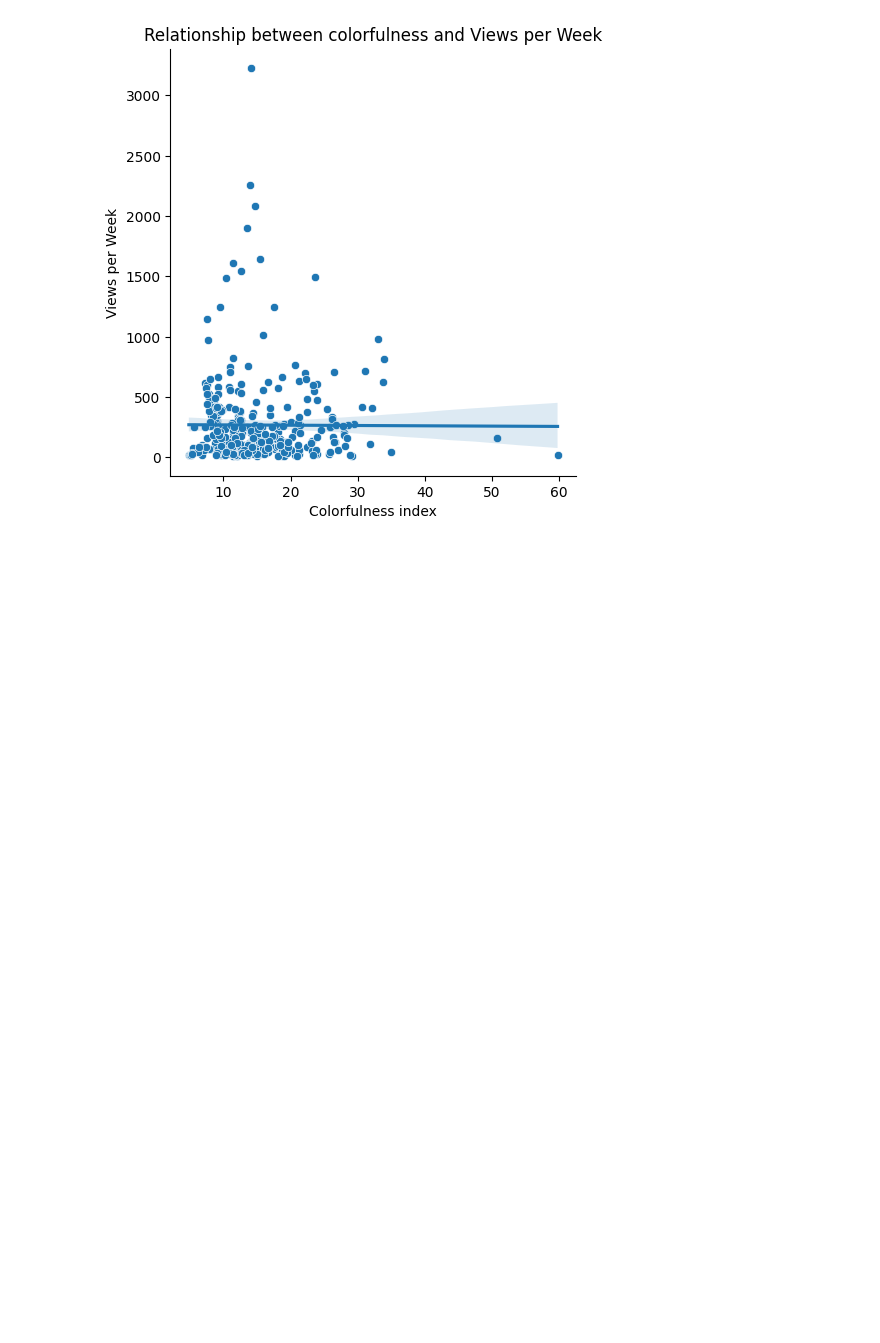
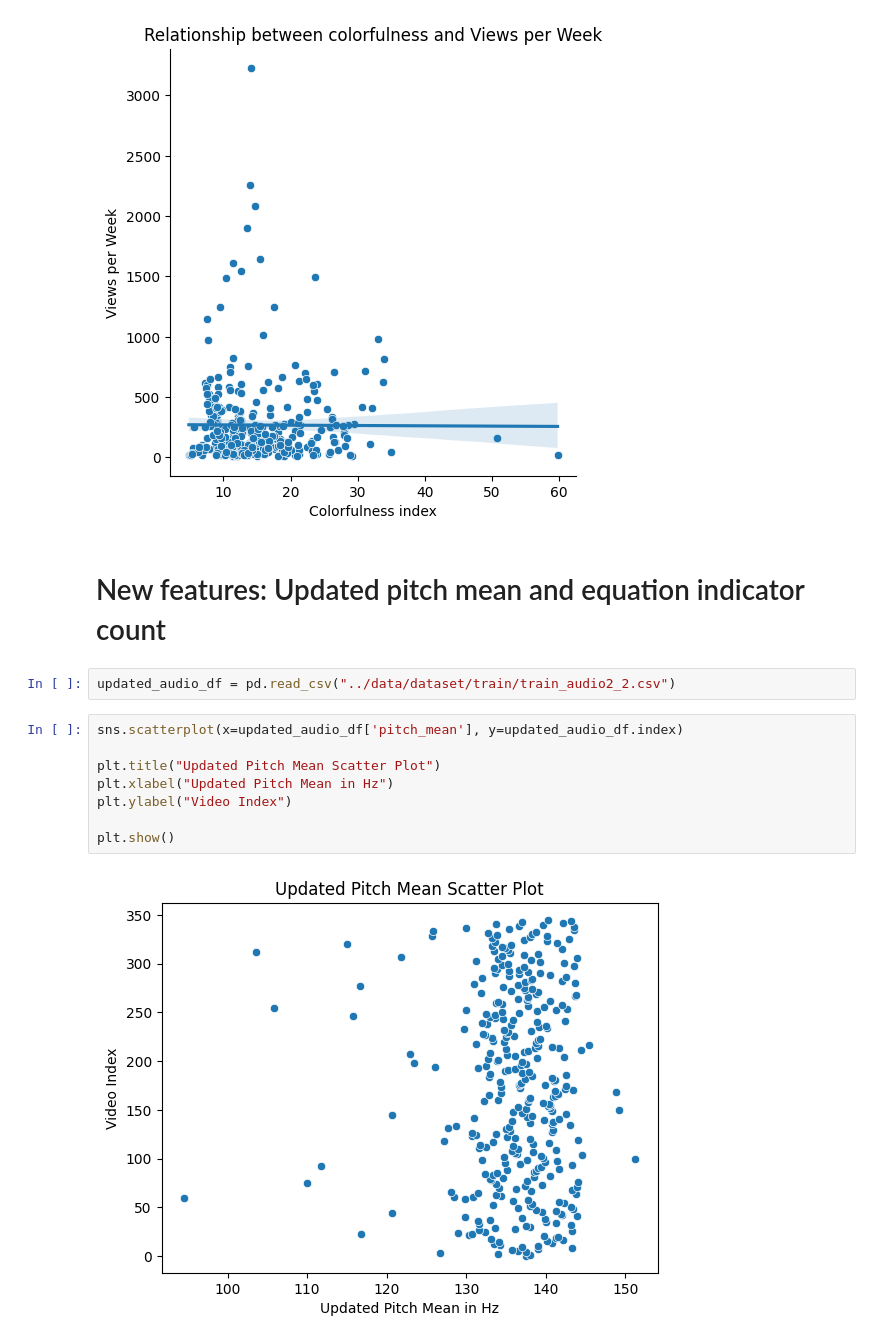
Before and after one commit to LeeJavaa/final_year_project, a Jupyter notebook: analysis/data-analysis.ipynb, the cells around one changed output. Cells and saved outputs as stored; diff of their text form; blank space fills up the shorter version.

```diff
--- a/analysis/data-analysis.ipynb
+++ b/analysis/data-analysis.ipynb
@@ -410,3 +410,17 @@ plt.ylabel("Views per Week")
 plt.show()
 # %% [output]
 [figure]
+# %% [markdown]
+# New features: Updated pitch mean and equation indicator count
+# %%
+updated_audio_df = pd.read_csv("../data/dataset/train/train_audio2_2.csv")
+# %%
+sns.scatterplot(x=updated_audio_df['pitch_mean'], y=updated_audio_df.index)
+
+plt.title("Updated Pitch Mean Scatter Plot")
+plt.xlabel("Updated Pitch Mean in Hz")
+plt.ylabel("Video Index")
+
+plt.show()
+# %% [output]
+[figure, added]
```
Also changed, not shown: parts of 6 cells of this notebook, 3 other files.
